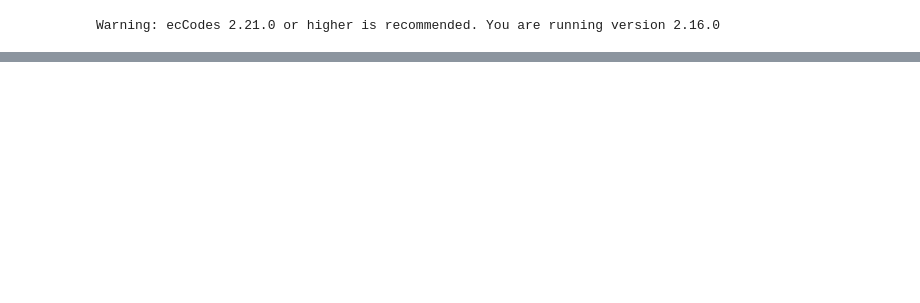
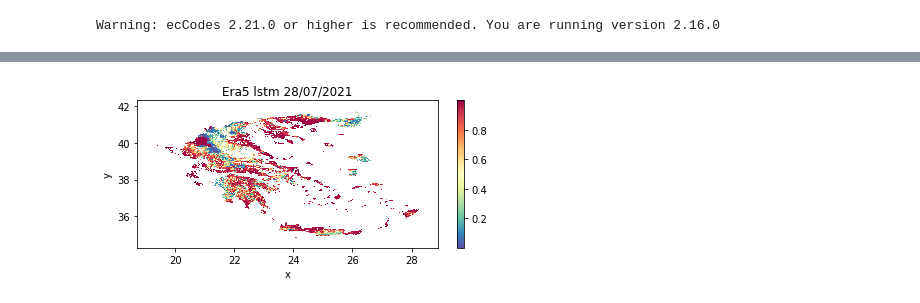
Before and after one commit to Luisdio1/observatory-internship, a Jupyter notebook: Plot_maps.ipynb, the cells around one changed output, grey strips where cells are left out. Cells and saved outputs as stored; diff of their text form; code cells hidden in the pictures; blank space fills up the shorter version.

```diff
--- a/Plot_maps.ipynb
+++ b/Plot_maps.ipynb
@@ -414,0 +406,9 @@ plt.savefig('Plots/dwd_2021_08_21.png', dpi = 350)
+# %%
+ds = xr.open_dataset(Path.home() / 'hdd1/diogenis/observatory/Plots/era5_2021_07_28_lstm.tif')
+ds = ds.to_array()
+ds.plot(cmap = "Spectral_r", aspect = 2, size = 3)
+plt.title('Era5 lstm 28/07/2021')
+plt.tight_layout()
+plt.savefig('Plots/era5_2021_07_28_lstm.png', dpi = 350)
+# %% [output]
+[figure, added]
```
Also changed, not shown: parts of 51 cells of this notebook.
